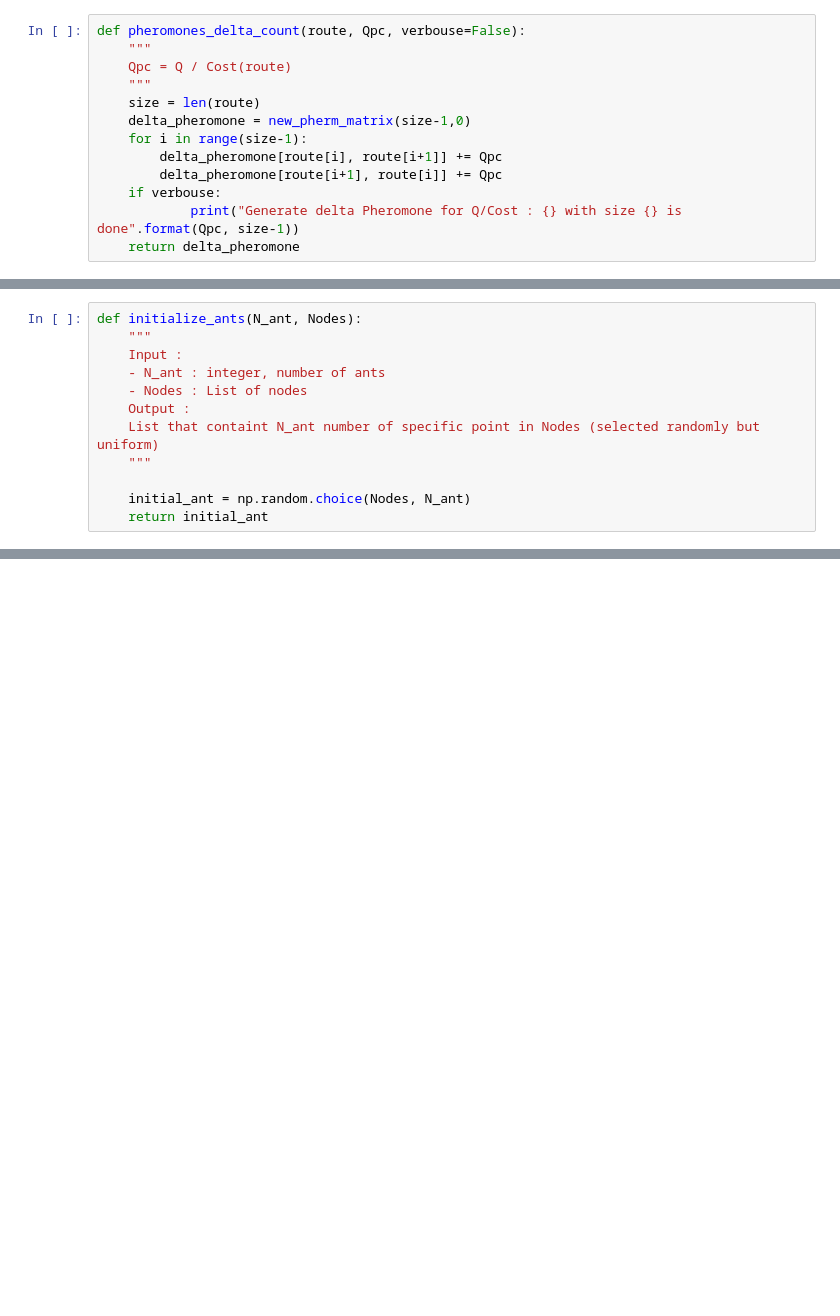
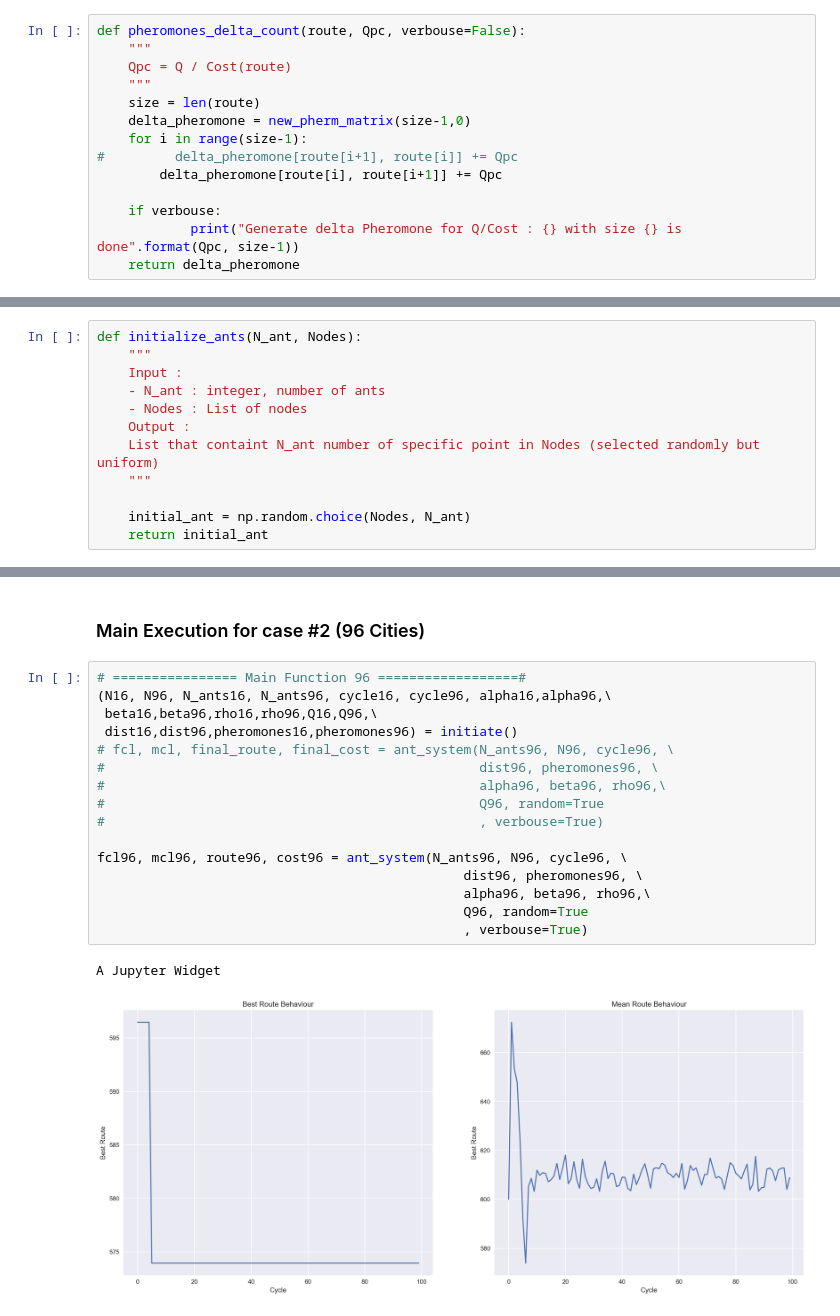
Before and after one commit to iqbalbasyar/Solving-TSP-Problem-with-Ant-System-Algorithm, a Jupyter notebook: Solving TSP Problem with Ant System Algorithm.ipynb, the cells around one changed output, grey strips where cells are left out. Drawn from its saved outputs; the diff is of its cells as text; blank space fills up the shorter version.

```diff
--- a/Solving TSP Problem with Ant System Algorithm.ipynb
+++ b/Solving TSP Problem with Ant System Algorithm.ipynb
@@ -247,8 +310,9 @@ def pheromones_delta_count(route, Qpc, verbouse=False):
     size = len(route)
     delta_pheromone = new_pherm_matrix(size-1,0)
     for i in range(size-1):
+#         delta_pheromone[route[i+1], route[i]] += Qpc
         delta_pheromone[route[i], route[i+1]] += Qpc
-        delta_pheromone[route[i+1], route[i]] += Qpc
+
     if verbouse:
             print("Generate delta Pheromone for Q/Cost : {} with size {} is done".format(Qpc, size-1))
     return delta_pheromone
@@ -534,0 +539,21 @@ cost(final_route,dist_matrix_16)
+# %% [markdown]
+### Main Execution for case #2 (96 Cities)
+# %%
+# ================ Main Function 96 ==================#
+(N16, N96, N_ants16, N_ants96, cycle16, cycle96, alpha16,alpha96,\
+ beta16,beta96,rho16,rho96,Q16,Q96,\
+ dist16,dist96,pheromones16,pheromones96) = initiate()
+# fcl, mcl, final_route, final_cost = ant_system(N_ants96, N96, cycle96, \
+#                                                dist96, pheromones96, \
+#                                                alpha96, beta96, rho96,\
+#                                                Q96, random=True
+#                                                , verbouse=True)
+
+fcl96, mcl96, route96, cost96 = ant_system(N_ants96, N96, cycle96, \
+                                               dist96, pheromones96, \
+                                               alpha96, beta96, rho96,\
+                                               Q96, random=True
+                                               , verbouse=True)
+# %% [output]
+A Jupyter Widget
+[figure, added]
```
Also changed, not shown: parts of 53 cells of this notebook, 12 other files.
